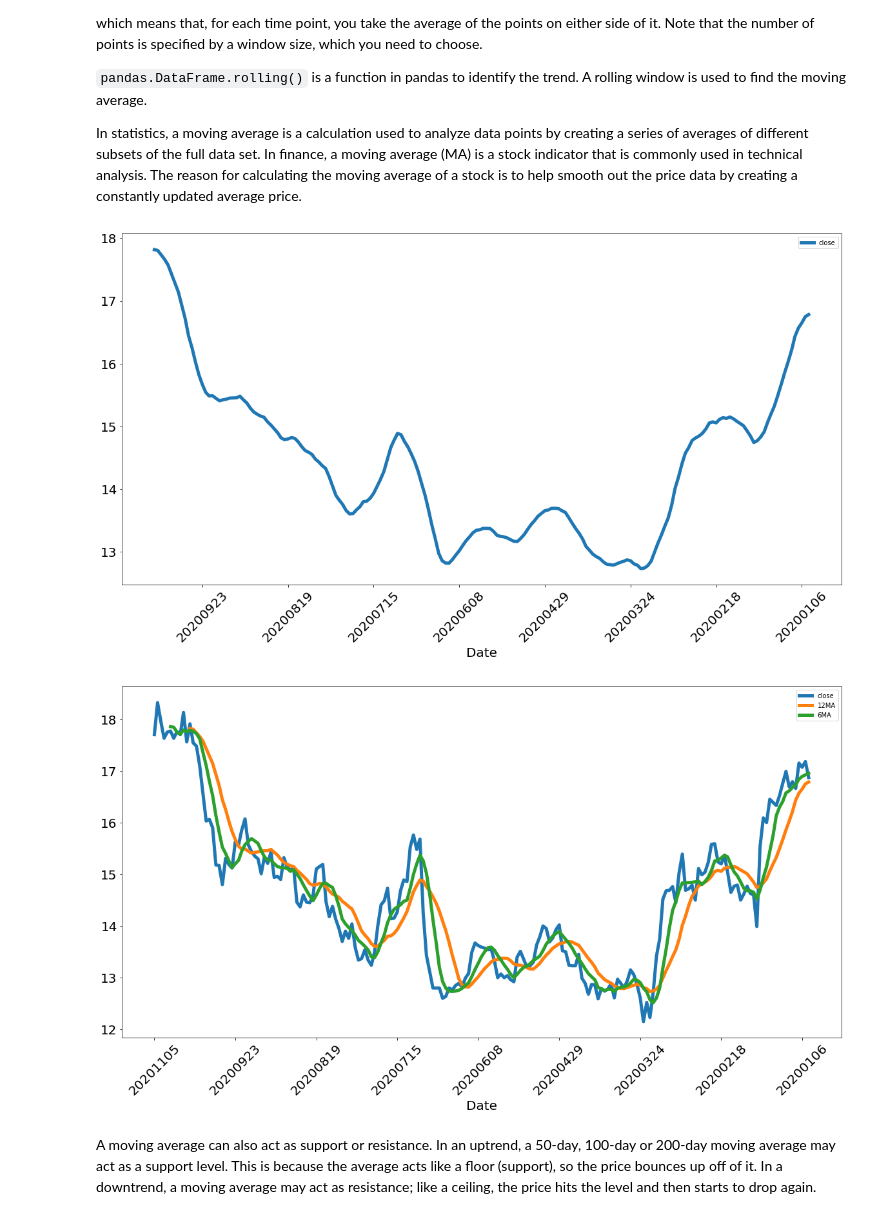
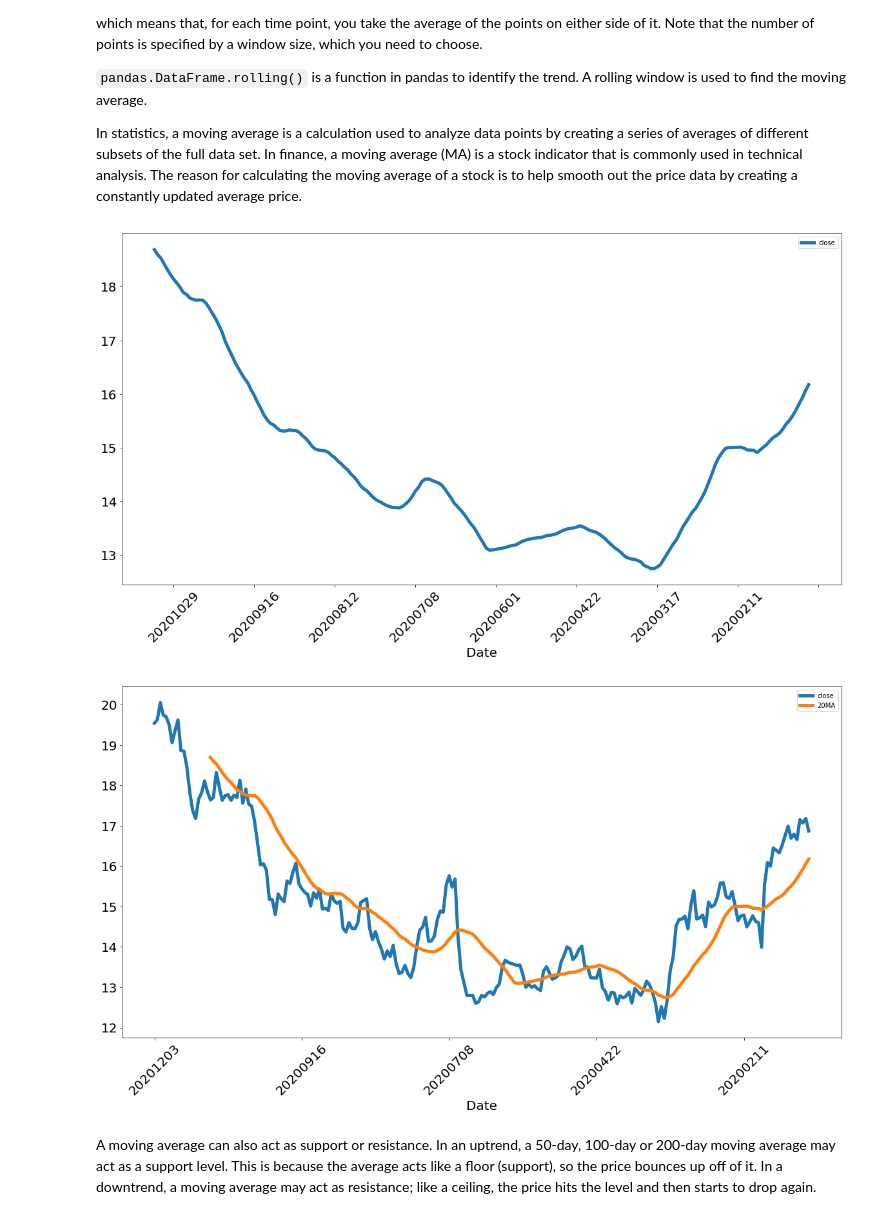
Before and after one commit to xinihe/jrxy_python_course, a Jupyter notebook: ProgramSession/time_series_learn.ipynb, the cells around one changed output. Cells and saved outputs as stored; diff of their text form; code cells hidden in the pictures.

```diff
--- a/ProgramSession/time_series_learn.ipynb
+++ b/ProgramSession/time_series_learn.ipynb
@@ -24,6 +24,6 @@ import matplotlib.pyplot as plt
 tushare_token = '1c8b06446534ae510c8c68e38fc248b99f89ac3814cb55645ae2be72'  # 请在 tushare.pro 网站注册并且告知学生身份，可以取得你的token
 pro = ts.pro_api(tushare_token)
 
-df = pro.daily(ts_code='000001.SZ', start_date='20200101', end_date='20201127')
+df = pro.daily(ts_code='000001.SZ', start_date='20200101', end_date='20201204')
 cprice = df[['trade_date','close']].set_index('trade_date')
-#df
+df
@@ -48,18 +62,18 @@ There are several ways to think about identifying trends in time series. One pop
 
 In statistics, a moving average is a calculation used to analyze data points by creating a series of averages of different subsets of the full data set. In finance, a moving average (MA) is a stock indicator that is commonly used in technical analysis. The reason for calculating the moving average of a stock is to help smooth out the price data by creating a constantly updated average price.
 # %%
-cprice.rolling(12).mean().plot(figsize=(20,10), linewidth=5, fontsize=20, use_index = True, rot = 45)
+cprice.rolling(20).mean().plot(figsize=(20,10), linewidth=5, fontsize=20, use_index = True, rot = 45)
 plt.xlabel('Date', fontsize=20);
 # %% [output]
-[figure, old version]
+[figure, new version]
 # %%
-cprice['12MA'] = cprice['close'].rolling(12).mean()
-cprice['6MA'] = cprice['close'].rolling(6).mean()
+cprice['20MA'] = cprice['close'].rolling(20).mean()
+#cprice['60MA'] = cprice['close'].rolling(60).mean()
 
 cprice.plot(figsize=(20,10), linewidth=5, fontsize=20, use_index=True, rot = 45)
 plt.xlabel('Date', fontsize=20);
 # %% [output]
-[figure, old version]
+[figure, new version]
 # %% [markdown]
 A moving average can also act as support or resistance. In an uptrend, a 50-day, 100-day or 200-day moving average may act as a support level. This is because the average acts like a floor (support), so the price bounces up off of it. In a downtrend, a moving average may act as resistance; like a ceiling, the price hits the level and then starts to drop again.
 # %% [markdown]
```
Also changed, not shown: parts of 4 cells of this notebook, 4 other files.
